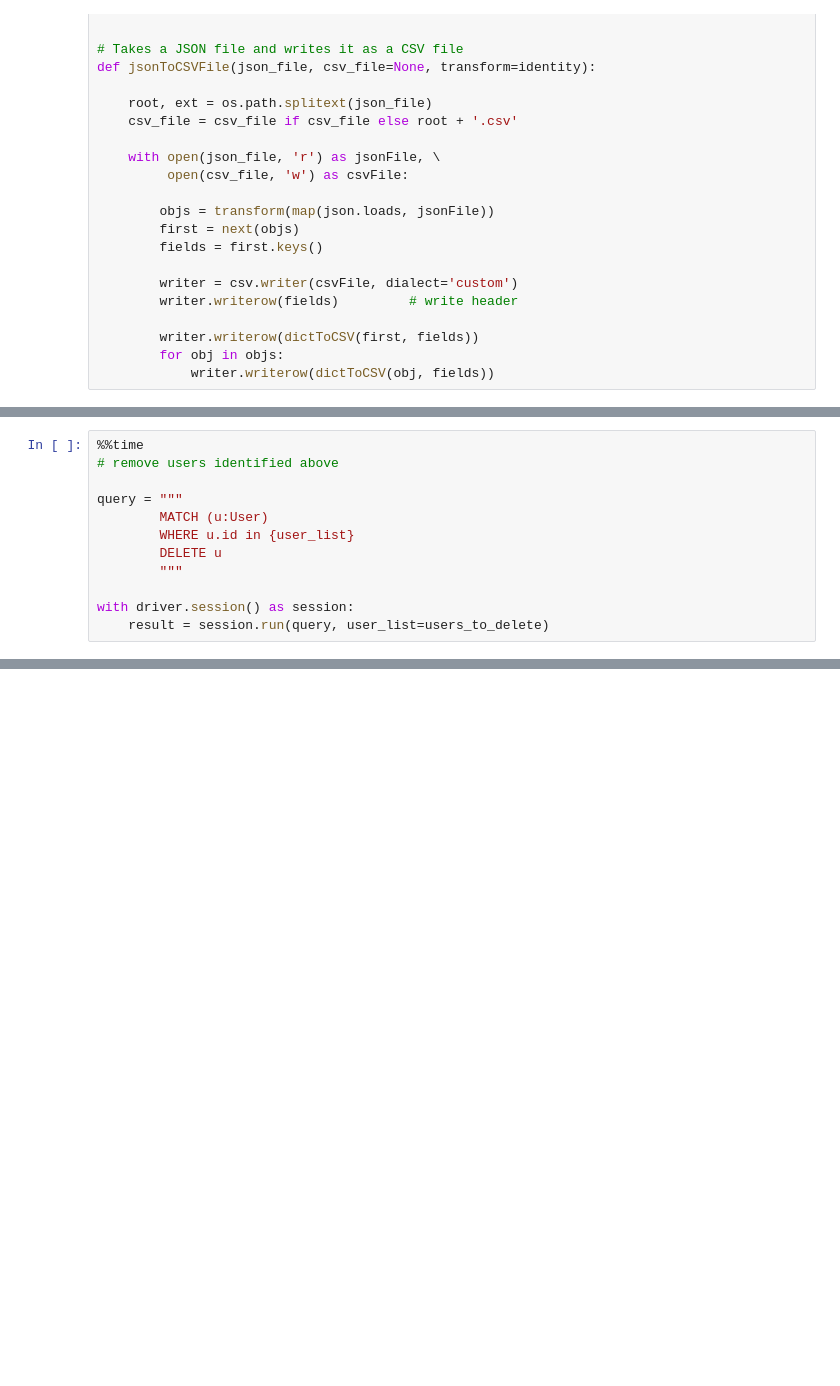
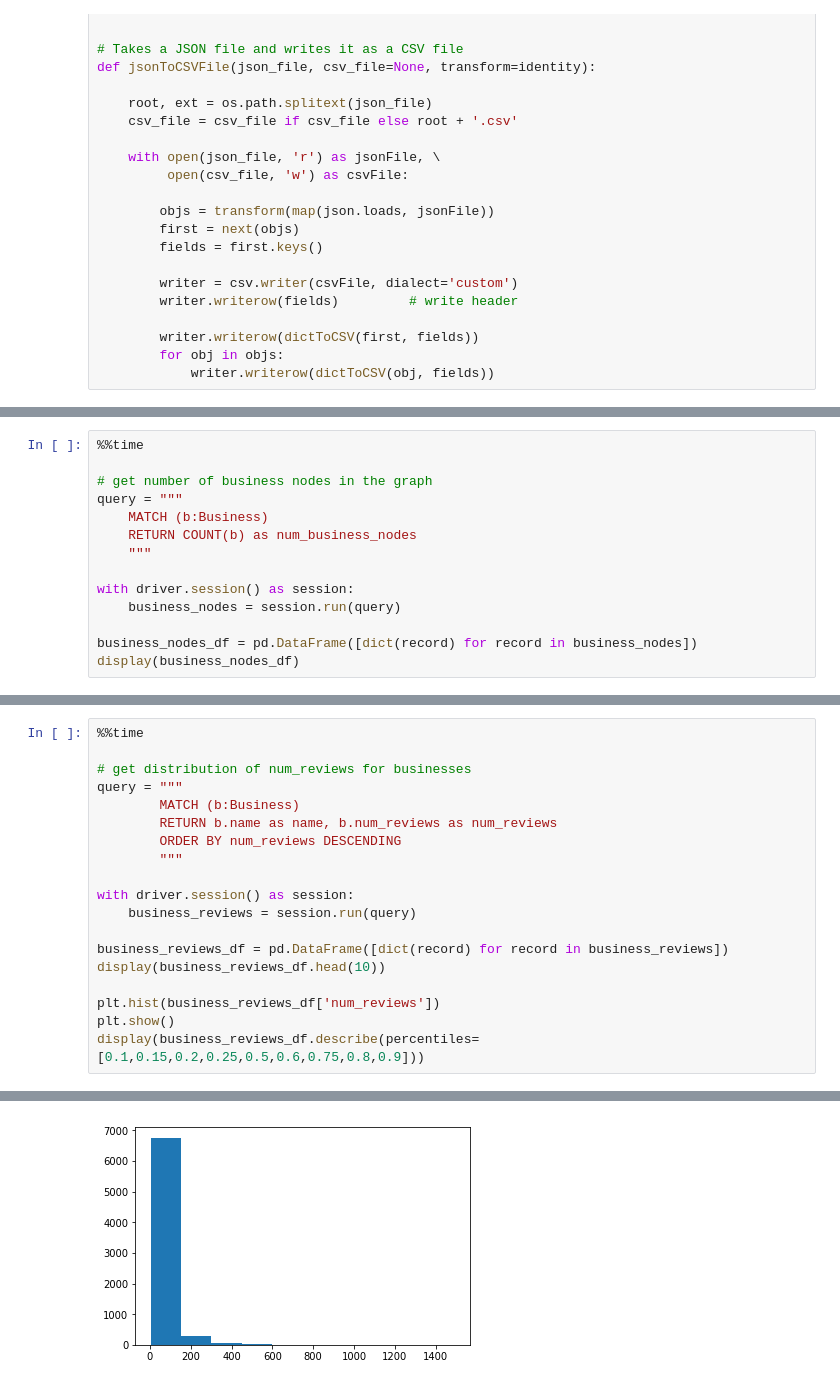
Before and after one commit to neo4j-contrib/neo4j-data-science-yelp, a Jupyter notebook: notebooks/neo4j_yelp_00_data_load_toronto.ipynb, the cells around one changed output, grey strips where cells are left out. Saved outputs shown, nothing was run; the diff lists cells and outputs as text; blank space fills up the shorter version.

```diff
--- a/notebooks/neo4j_yelp_00_data_load_toronto.ipynb
+++ b/notebooks/neo4j_yelp_00_data_load_toronto.ipynb
@@ -650,12 +148,0 @@ Wall time: 5.83 s
-# %%
-%%time
-# remove users identified above
-
-query = """
-        MATCH (u:User)
-        WHERE u.id in {user_list}
-        DELETE u
-        """
-
-with driver.session() as session:
-    result = session.run(query, user_list=users_to_delete)
@@ -820,0 +171,14 @@ Wall time: 29.3 ms
+# %%
+%%time
+
+# get number of business nodes in the graph
+query = """
+    MATCH (b:Business)
+    RETURN COUNT(b) as num_business_nodes
+    """
+
+with driver.session() as session:
+    business_nodes = session.run(query)
+
+business_nodes_df = pd.DataFrame([dict(record) for record in business_nodes])
+display(business_nodes_df)
@@ -820,0 +190,20 @@ Wall time: 29.3 ms
+# %%
+%%time
+
+# get distribution of num_reviews for businesses
+query = """
+        MATCH (b:Business)
+        RETURN b.name as name, b.num_reviews as num_reviews
+        ORDER BY num_reviews DESCENDING
+        """
+
+with driver.session() as session:
+    business_reviews = session.run(query)
+
+business_reviews_df = pd.DataFrame([dict(record) for record in business_reviews])
+display(business_reviews_df.head(10))
+
+plt.hist(business_reviews_df['num_reviews'])
+plt.show()
+display(business_reviews_df.describe(percentiles=[0.1,0.15,0.2,0.25,0.5,0.6,0.75,0.8,0.9]))
+# %% [output]
@@ -820,0 +221 @@ Wall time: 29.3 ms
+[figure, added]
```
Also changed, not shown: parts of 85 cells of this notebook.
